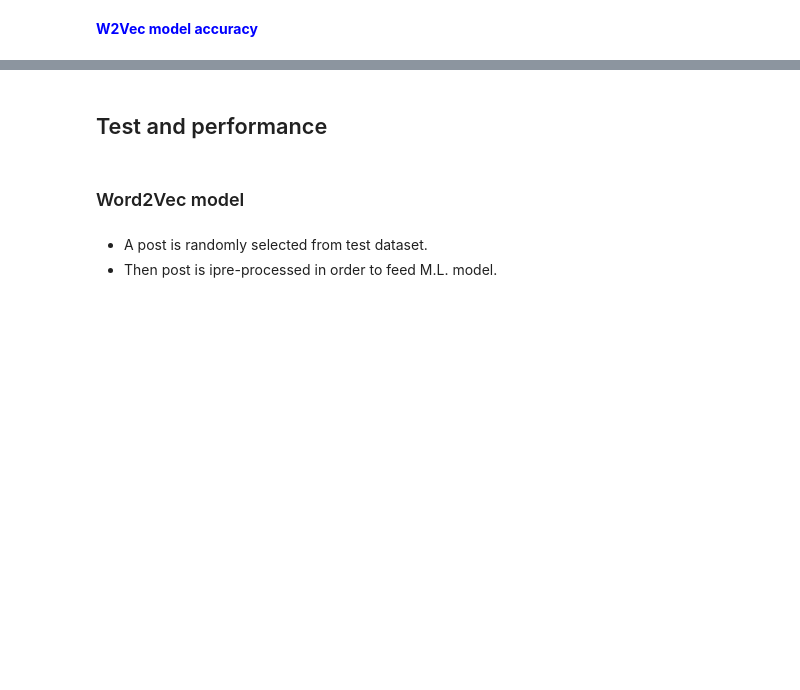
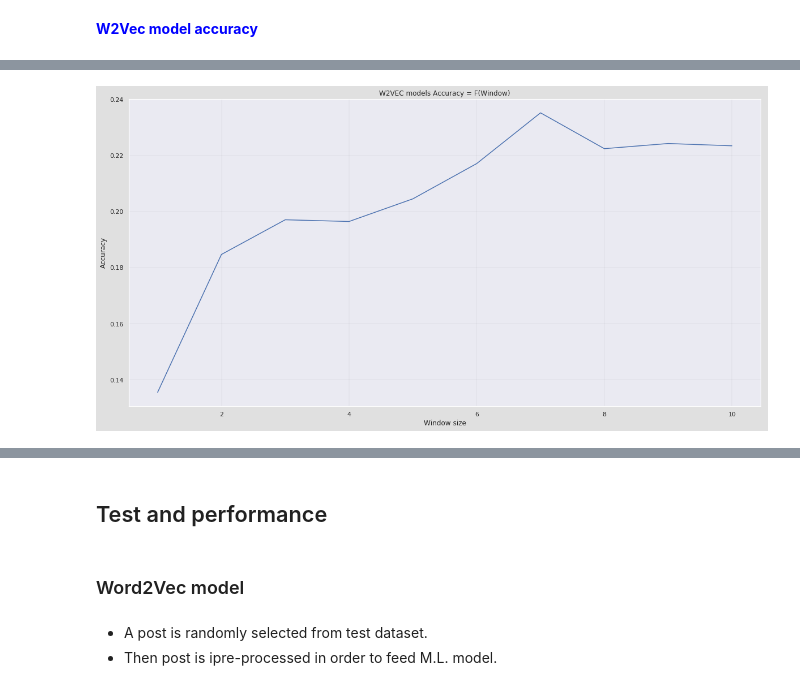
Before and after one commit to dataforcast/OC_Datascientist, a Jupyter notebook: P6/P6_UnsupervizedMethods.ipynb, the cells around one changed output, grey strips where cells are left out. Saved outputs shown, nothing was run; the diff lists cells and outputs as text; code cells hidden in the pictures; blank space fills up the shorter version.

```diff
--- a/P6/P6_UnsupervizedMethods.ipynb
+++ b/P6/P6_UnsupervizedMethods.ipynb
@@ -694,0 +720,8 @@ word2vec_model.wv.most_similar(set(title.split(" ")).intersection([key for key i
+# %%
+import p6_util
+
+dict_w2vec_mean_accuracy = dict()
+for p_window in window_range :
+    dict_w2vec_mean_accuracy[p_window] \
+    = p6_util.p6_w2vec_mean_accuracy(dict_w2vec_model[p_window], df_sof_test, ratio=1/100)
+    print("\n*** Mean accuracy for Word2Vec( window="+str(p_window)+") = {0:1.2F}".format(dict_w2vec_mean_accuracy[p_window]*100))
@@ -694,0 +746,19 @@ word2vec_model.wv.most_similar(set(title.split(" ")).intersection([key for key i
+# %%
+import p6_util_plot
+import numpy as np
+
+item_count = None#len(dict_lda_mean_accuracy)
+
+
+X = np.array([key for key in dict_w2vec_mean_accuracy.keys()])
+y = np.array([value for value in dict_w2vec_mean_accuracy.values()])
+#X=np.log(X)
+
+
+title = "W2VEC models Accuracy = F(Window)"
+p_x_title = "Window size"
+p_y_title = "Accuracy"
+item_count=None
+p6_util_plot.X_y_plot(X,y,item_count,title, p_x_title, p_y_title)
+# %% [output]
+[figure, added]
```
Also changed, not shown: parts of 26 cells of this notebook, 2 other files.
